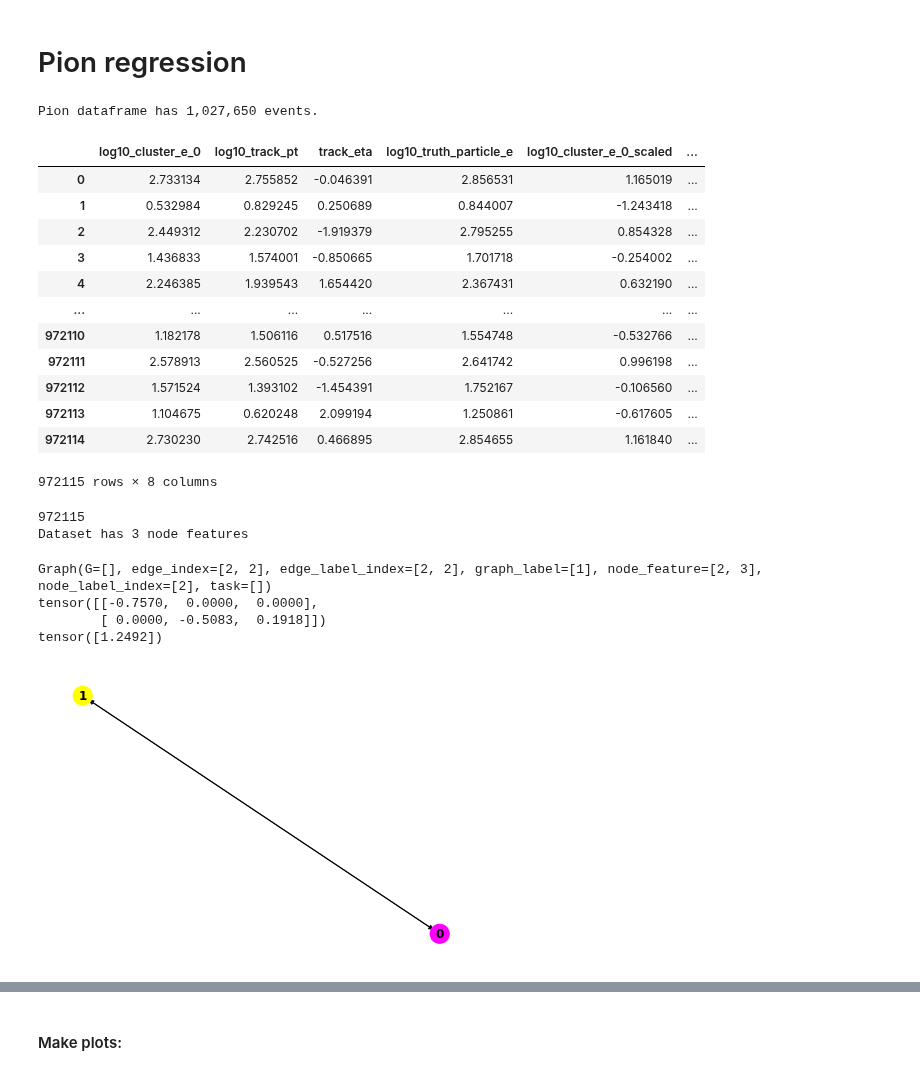
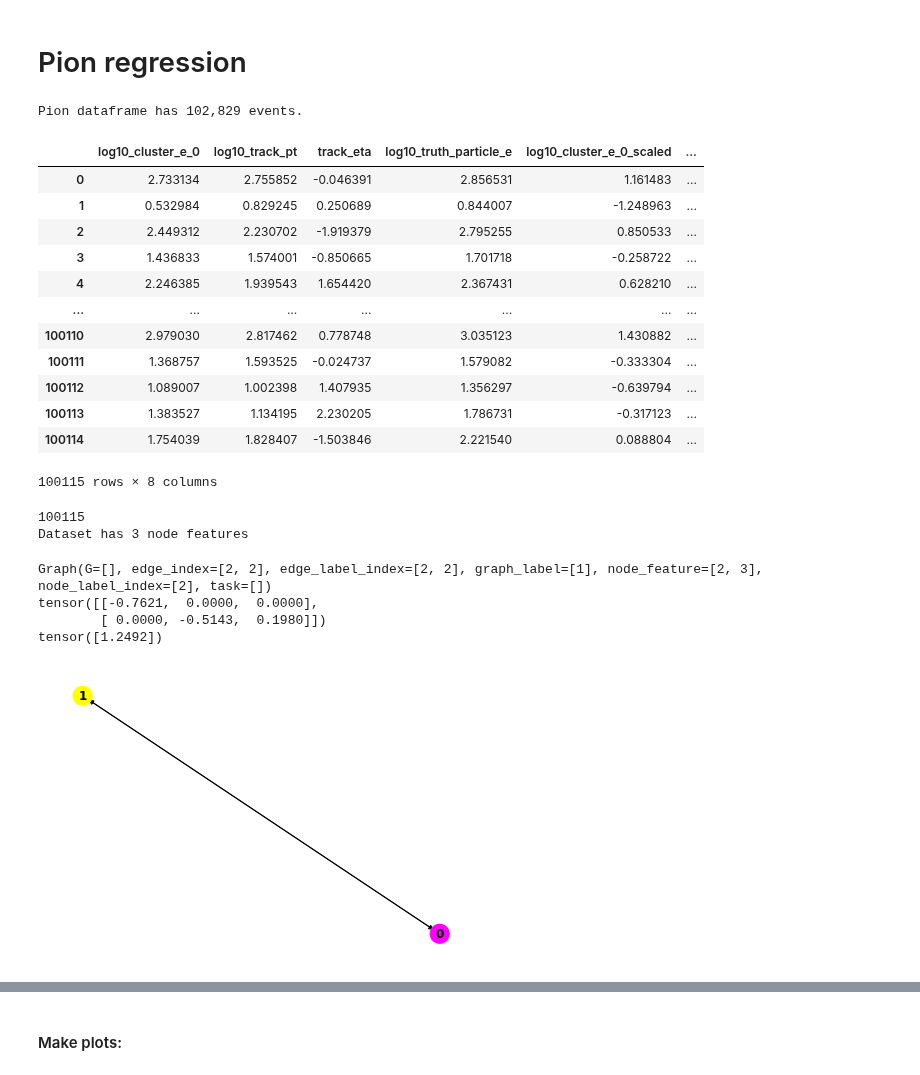
Before and after one commit to atlas-calo-ml/gn4pions_eastbay, a Jupyter notebook: mariel_gnn.ipynb, the cells around one changed output, grey strips where cells are left out. Drawn from its saved outputs; the diff is of its cells as text; code cells hidden in the pictures.

```diff
--- a/mariel_gnn.ipynb
+++ b/mariel_gnn.ipynb
@@ -656,12 +520,12 @@ Total accuracy = 93.17%
 # Pion regression
 # %%
 ### Load data (multiple files)
-n_files = 100
+n_files = 10
 pion_files = glob.glob("../data/onetrack_multicluster/pion_files/*.npy")
 df_pion = pd.concat([pd.DataFrame(np.load(file, allow_pickle=True).item()) for file in tqdm(pion_files[:n_files])])
 print("Pion dataframe has {:,} events.".format(df_pion.shape[0]))
 # %% [output]
-Pion dataframe has 1,027,650 events.
+Pion dataframe has 102,829 events.
 # %%
 def clean_dataframe(df, max_n_cols=35):
     ### Start the dataframe of inputs
@@ -728,22 +592,22 @@ def clean_dataframe(df, max_n_cols=35):
 
     return df2
 # %%
-df = clean_dataframe(df_pion, max_n_cols=35)
+df = clean_dataframe(df_pion, max_n_cols=33)
 df
 # %% [output]
 |  | log10_cluster_e_0 | log10_track_pt | track_eta | log10_truth_particle_e | log10_cluster_e_0_scaled | ... |
-| 0 | 2.733134 | 2.755852 | -0.046391 | 2.856531 | 1.165019 | ... |
-| 1 | 0.532984 | 0.829245 | 0.250689 | 0.844007 | -1.243418 | ... |
-| 2 | 2.449312 | 2.230702 | -1.919379 | 2.795255 | 0.854328 | ... |
-| 3 | 1.436833 | 1.574001 | -0.850665 | 1.701718 | -0.254002 | ... |
-| 4 | 2.246385 | 1.939543 | 1.654420 | 2.367431 | 0.632190 | ... |
+| 0 | 2.733134 | 2.755852 | -0.046391 | 2.856531 | 1.161483 | ... |
+| 1 | 0.532984 | 0.829245 | 0.250689 | 0.844007 | -1.248963 | ... |
+| 2 | 2.449312 | 2.230702 | -1.919379 | 2.795255 | 0.850533 | ... |
+| 3 | 1.436833 | 1.574001 | -0.850665 | 1.701718 | -0.258722 | ... |
+| 4 | 2.246385 | 1.939543 | 1.654420 | 2.367431 | 0.628210 | ... |
 | ... | ... | ... | ... | ... | ... | ... |
-| 972110 | 1.182178 | 1.506116 | 0.517516 | 1.554748 | -0.532766 | ... |
-| 972111 | 2.578913 | 2.560525 | -0.527256 | 2.641742 | 0.996198 | ... |
-| 972112 | 1.571524 | 1.393102 | -1.454391 | 1.752167 | -0.106560 | ... |
-| 972113 | 1.104675 | 0.620248 | 2.099194 | 1.250861 | -0.617605 | ... |
-| 972114 | 2.730230 | 2.742516 | 0.466895 | 2.854655 | 1.161840 | ... |
+| 100110 | 2.979030 | 2.817462 | 0.778748 | 3.035123 | 1.430882 | ... |
+| 100111 | 1.368757 | 1.593525 | -0.024737 | 1.579082 | -0.333304 | ... |
+| 100112 | 1.089007 | 1.002398 | 1.407935 | 1.356297 | -0.639794 | ... |
+| 100113 | 1.383527 | 1.134195 | 2.230205 | 1.786731 | -0.317123 | ... |
+| 100114 | 1.754039 | 1.828407 | -1.503846 | 2.221540 | 0.088804 | ... |
-972115 rows × 8 columns
+100115 rows × 8 columns
 # %%
 class PionDataset_Regress(torch.utils.data.Dataset):
     'Characterizes a dataset for PyTorch'
@@ -798,7 +662,7 @@ dataset = GraphDataset(graphs, task="graph", minimum_node_per_graph=0)
 print(len(dataset))
 print("Dataset has {} node features".format(dataset.num_node_features))
 # %% [output]
-972115
+100115
 Dataset has 3 node features
 # %%
 plt.figure()
@@ -814,8 +678,8 @@ nx.draw(to_networkx(graph),
         node_size=200, linewidths=6)
 # %% [output]
 Graph(G=[], edge_index=[2, 2], edge_label_index=[2, 2], graph_label=[1], node_feature=[2, 3], node_label_index=[2], task=[])
-tensor([[-0.7570,  0.0000,  0.0000],
-        [ 0.0000, -0.5083,  0.1918]])
+tensor([[-0.7621,  0.0000,  0.0000],
+        [ 0.0000, -0.5143,  0.1980]])
 tensor([1.2492])
 [figure]
 # %%
```
Also changed, not shown: parts of 23 cells of this notebook.
